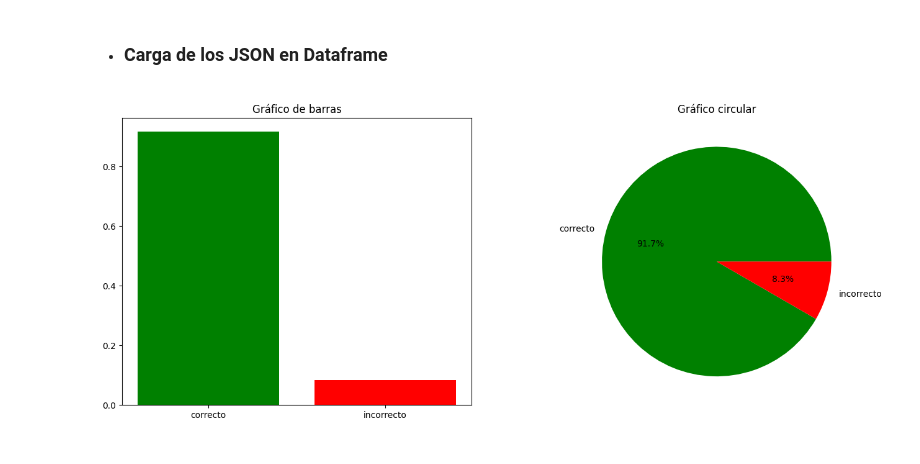
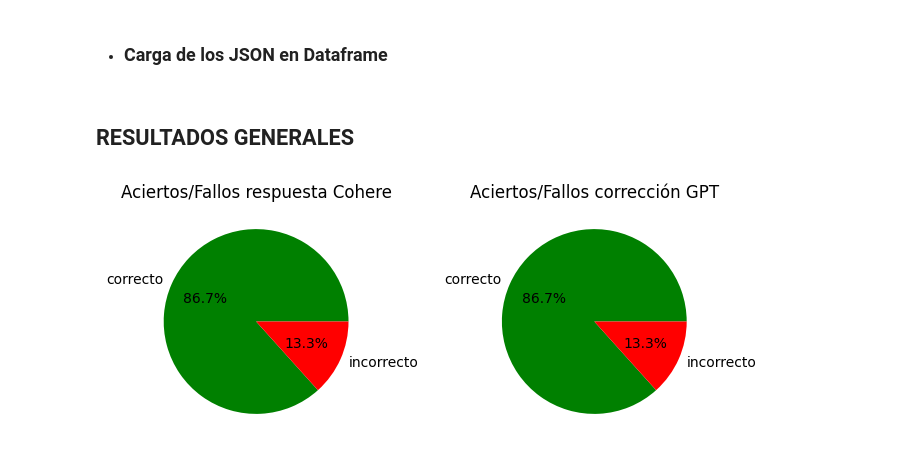
Before and after one commit to JAVI-8/TFG, a Jupyter notebook: Proyecto Prueba/estadisticas.ipynb, the cells around one changed output. Cells and saved outputs as stored; diff of their text form; code cells hidden in the pictures.

```diff
--- a/Proyecto Prueba/estadisticas.ipynb
+++ b/Proyecto Prueba/estadisticas.ipynb
@@ -38,21 +38,23 @@ valoracion = valoracion.drop(columns=['id_respuesta', 'id_pregunta'])
 
 # Unir los tres DataFrames en uno solo
 resultados = pd.concat([preguntas, respuestas, valoracion], axis=1)
+# %% [markdown]
+## RESULTADOS GENERALES
 # %%
 # Calcular la proporción de respuestas correctas e incorrectas
-proporciones = resultados['resultado'].value_counts(normalize=True)
+proporcionesCohere = resultados['resultado'].value_counts(normalize=True)
+proporcionesGPT = resultados['revision'].value_counts(normalize=True)
 
 # Crear una figura con dos subplots (1 fila, 2 columnas)
-fig, axs = plt.subplots(1, 2, figsize=(16, 6))
-
-# Crear el gráfico de barras en el primer subplot
-axs[0].bar(proporciones.index, proporciones.values, color=['green', 'red'])
-axs[0].set_title('Gráfico de barras')
+fig, axs = plt.subplots(1, 2, figsize=(8, 3))
 
 # Crear el gráfico circular en el segundo subplot
-axs[1].pie(proporciones.values, labels=proporciones.index, colors=['green', 'red'], autopct='%1.1f%%')
-axs[1].set_title('Gráfico circular')
+axs[0].pie(proporcionesCohere.values, labels=proporcionesCohere.index, colors=['green', 'red'], autopct='%1.1f%%')
+axs[0].set_title('Aciertos/Fallos respuesta Cohere')
+
+axs[1].pie(proporcionesGPT.values, labels=proporcionesGPT.index, colors=['green', 'red'], autopct='%1.1f%%')
+axs[1].set_title('Aciertos/Fallos corrección GPT')
 
 plt.show()
 # %% [output]
-[figure, old version]
+[figure, new version]
```
Also changed, not shown: parts of 2 cells of this notebook, 6 other files.
